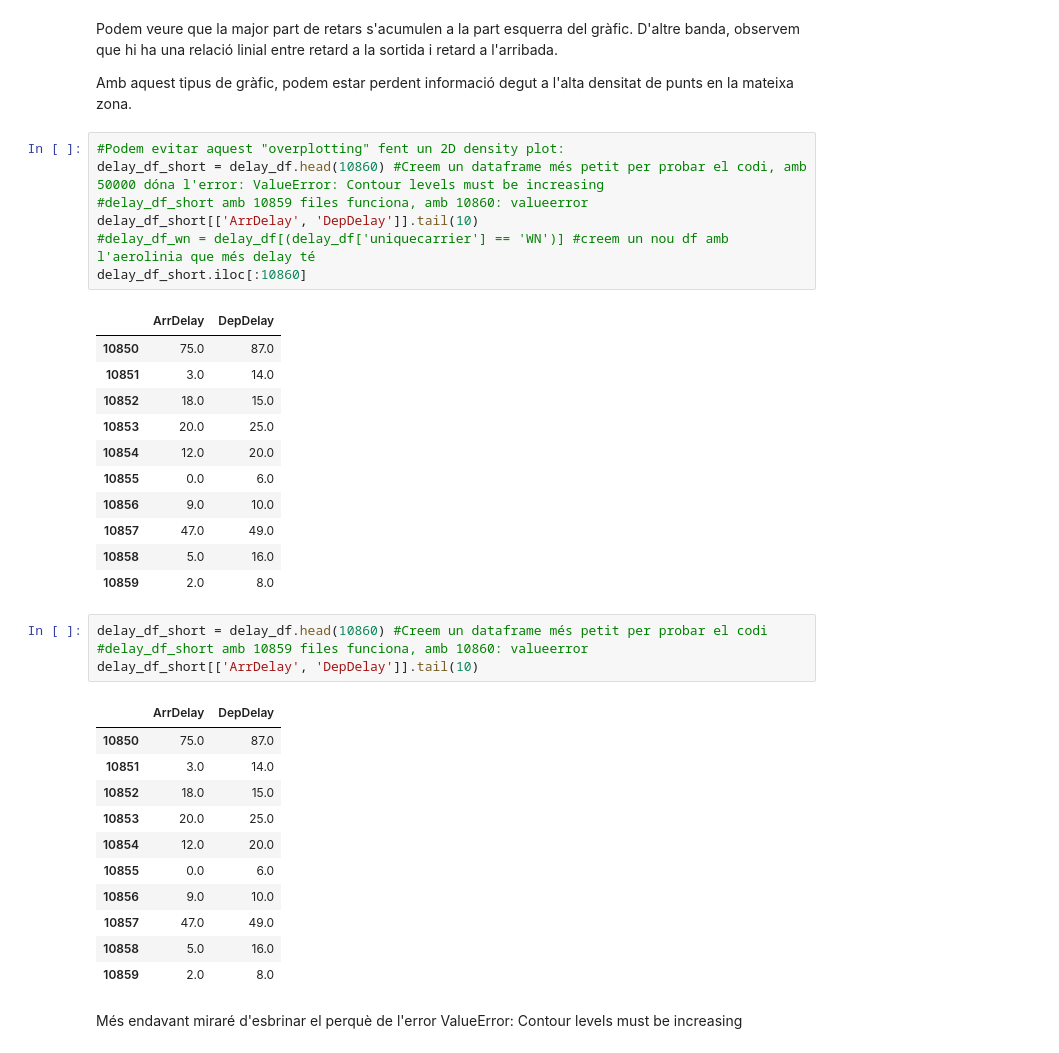
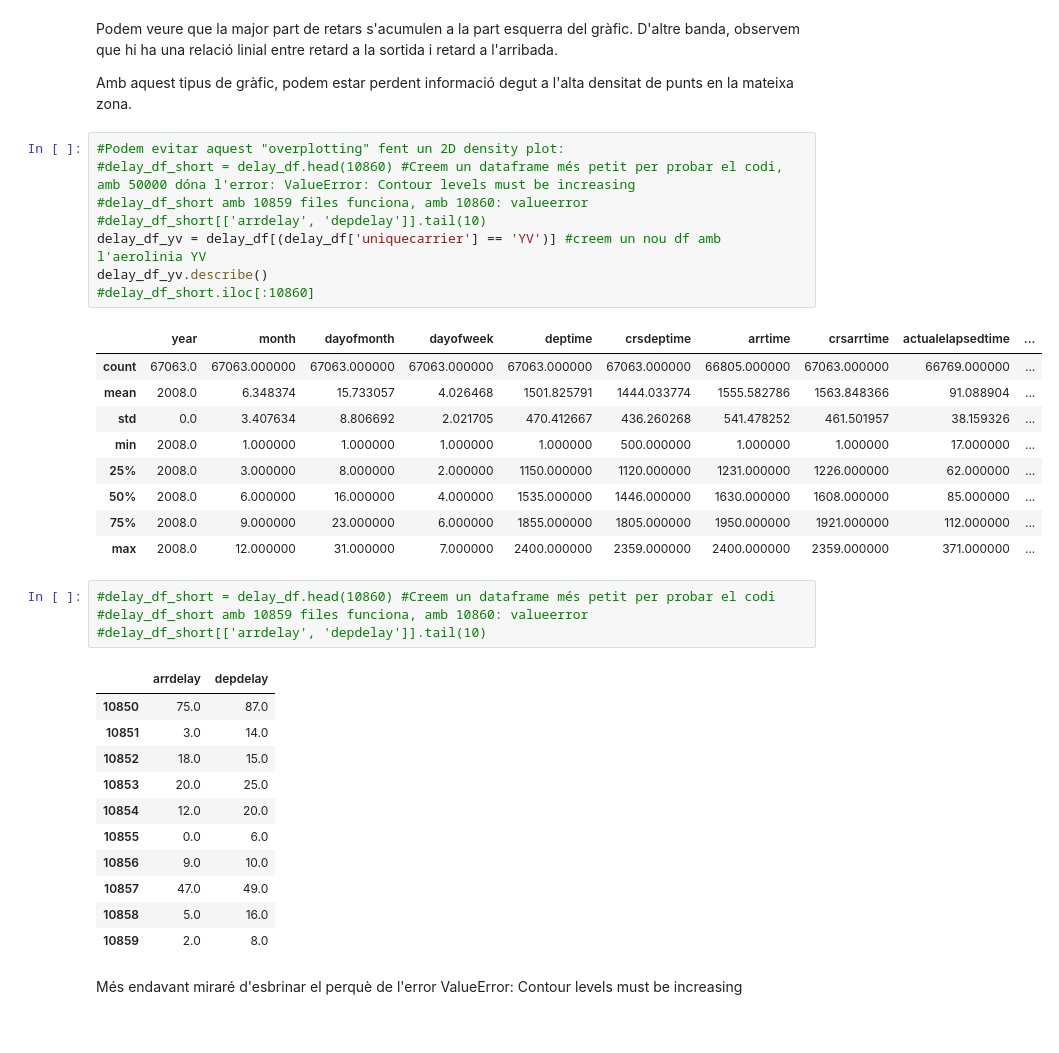
Before and after one commit to Yms002/Ejercicios, a Jupyter notebook: S04_T01/S04_T01 - Visualització gràfica d'un dataset.ipynb, the cells around one changed output. Cells and saved outputs as stored; diff of their text form.

```diff
--- a/S04_T01/S04_T01 - Visualització gràfica d'un dataset.ipynb
+++ b/S04_T01/S04_T01 - Visualització gràfica d'un dataset.ipynb
@@ -549,29 +549,28 @@ Podem veure que la major part de retars s'acumulen a la part esquerra del gràfi
 Amb aquest tipus de gràfic, podem estar perdent informació degut a l'alta densitat de punts en la mateixa zona.
 # %%
 #Podem evitar aquest "overplotting" fent un 2D density plot:
-delay_df_short = delay_df.head(10860) #Creem un dataframe més petit per probar el codi, amb 50000 dóna l'error: ValueError: Contour levels must be increasing
+#delay_df_short = delay_df.head(10860) #Creem un dataframe més petit per probar el codi, amb 50000 dóna l'error: ValueError: Contour levels must be increasing
 #delay_df_short amb 10859 files funciona, amb 10860: valueerror
-delay_df_short[['ArrDelay', 'DepDelay']].tail(10)
-#delay_df_wn = delay_df[(delay_df['uniquecarrier'] == 'WN')] #creem un nou df amb l'aerolinia que més delay té
-delay_df_short.iloc[:10860]
+#delay_df_short[['arrdelay', 'depdelay']].tail(10)
+delay_df_yv = delay_df[(delay_df['uniquecarrier'] == 'YV')] #creem un nou df amb l'aerolinia YV
+delay_df_yv.describe()
+#delay_df_short.iloc[:10860]
 # %% [output]
-|  | ArrDelay | DepDelay |
-| 10850 | 75.0 | 87.0 |
-| 10851 | 3.0 | 14.0 |
-| 10852 | 18.0 | 15.0 |
-| 10853 | 20.0 | 25.0 |
-| 10854 | 12.0 | 20.0 |
-| 10855 | 0.0 | 6.0 |
-| 10856 | 9.0 | 10.0 |
-| 10857 | 47.0 | 49.0 |
-| 10858 | 5.0 | 16.0 |
-| 10859 | 2.0 | 8.0 |
+|  | year | month | dayofmonth | dayofweek | deptime | crsdeptime | arrtime | crsarrtime | actualelapsedtime | ... |
+| count | 67063.0 | 67063.000000 | 67063.000000 | 67063.000000 | 67063.000000 | 67063.000000 | 66805.000000 | 67063.000000 | 66769.000000 | ... |
+| mean | 2008.0 | 6.348374 | 15.733057 | 4.026468 | 1501.825791 | 1444.033774 | 1555.582786 | 1563.848366 | 91.088904 | ... |
+| std | 0.0 | 3.407634 | 8.806692 | 2.021705 | 470.412667 | 436.260268 | 541.478252 | 461.501957 | 38.159326 | ... |
+| min | 2008.0 | 1.000000 | 1.000000 | 1.000000 | 1.000000 | 500.000000 | 1.000000 | 1.000000 | 17.000000 | ... |
+| 25% | 2008.0 | 3.000000 | 8.000000 | 2.000000 | 1150.000000 | 1120.000000 | 1231.000000 | 1226.000000 | 62.000000 | ... |
+| 50% | 2008.0 | 6.000000 | 16.000000 | 4.000000 | 1535.000000 | 1446.000000 | 1630.000000 | 1608.000000 | 85.000000 | ... |
+| 75% | 2008.0 | 9.000000 | 23.000000 | 6.000000 | 1855.000000 | 1805.000000 | 1950.000000 | 1921.000000 | 112.000000 | ... |
+| max | 2008.0 | 12.000000 | 31.000000 | 7.000000 | 2400.000000 | 2359.000000 | 2400.000000 | 2359.000000 | 371.000000 | ... |
 # %%
-delay_df_short = delay_df.head(10860) #Creem un dataframe més petit per probar el codi
+#delay_df_short = delay_df.head(10860) #Creem un dataframe més petit per probar el codi
 #delay_df_short amb 10859 files funciona, amb 10860: valueerror
-delay_df_short[['ArrDelay', 'DepDelay']].tail(10)
+#delay_df_short[['arrdelay', 'depdelay']].tail(10)
 # %% [output]
-|  | ArrDelay | DepDelay |
+|  | arrdelay | depdelay |
 | 10850 | 75.0 | 87.0 |
 | 10851 | 3.0 | 14.0 |
 | 10852 | 18.0 | 15.0 |
```
Also changed, not shown: parts of 1 cell of this notebook, 7 other files.
